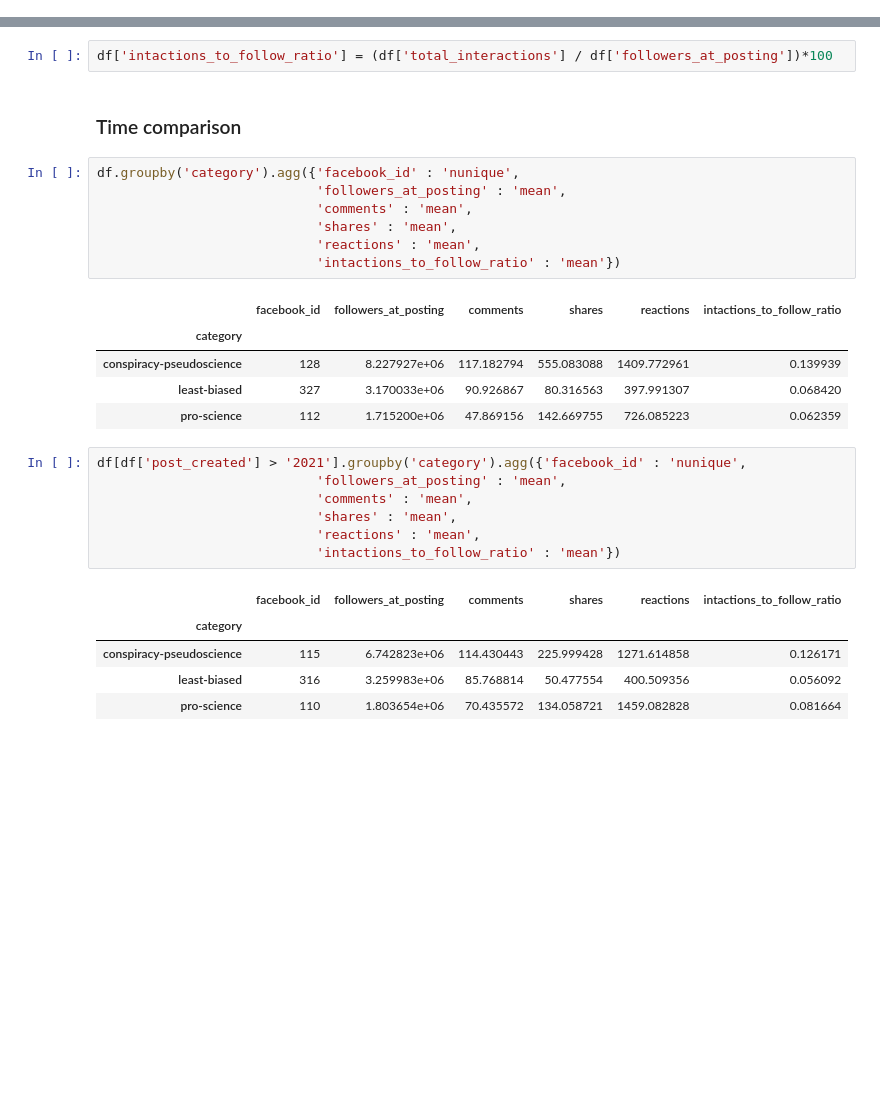
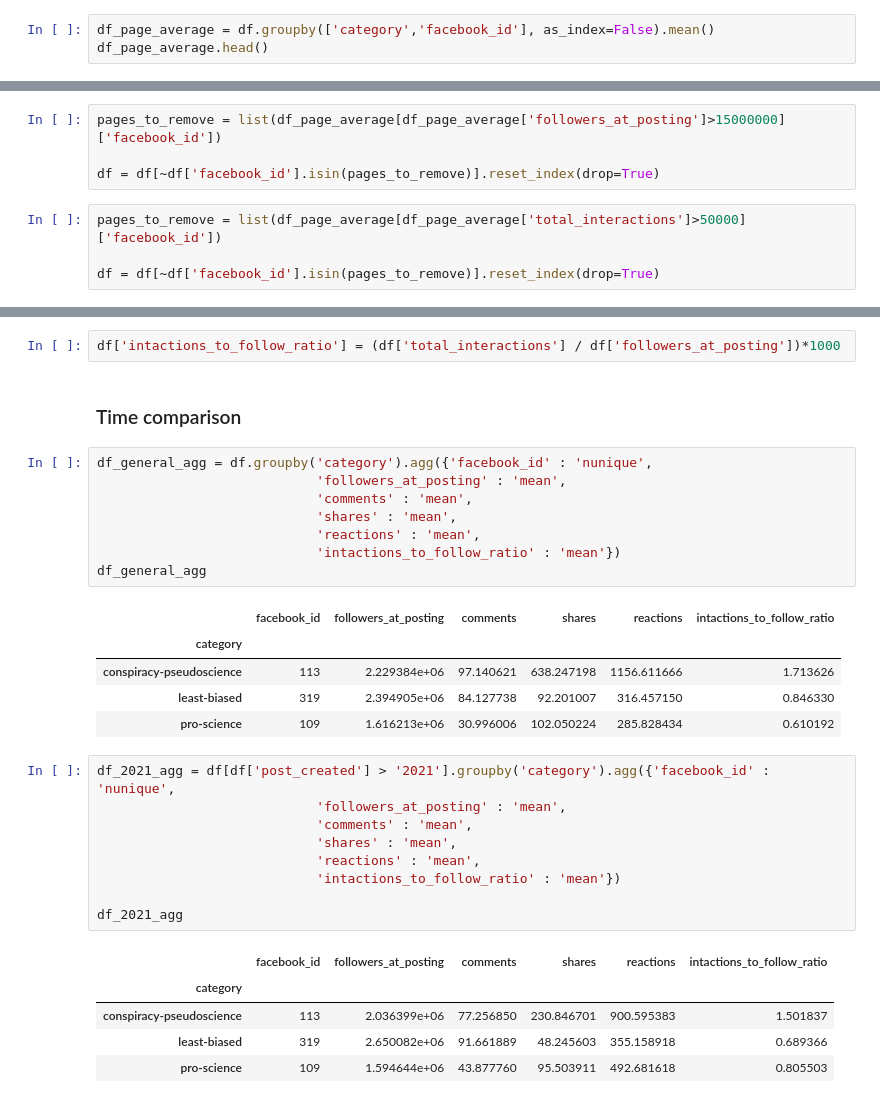
Before and after one commit to rhhernandes/science-fakenews-facebook, a Jupyter notebook: analysis.ipynb, the cells around one changed output, grey strips where cells are left out. Saved outputs shown, nothing was run; the diff lists cells and outputs as text; blank space fills up the shorter version.

```diff
--- a/analysis.ipynb
+++ b/analysis.ipynb
@@ -233,0 +284,3 @@ df.describe()
+# %%
+df_page_average = df.groupby(['category','facebook_id'], as_index=False).mean()
+df_page_average.head()
@@ -244 +337,9 @@ df.head()
+# %%
+pages_to_remove = list(df_page_average[df_page_average['followers_at_posting']>15000000]['facebook_id'])
+
+df = df[~df['facebook_id'].isin(pages_to_remove)].reset_index(drop=True)
+# %%
+pages_to_remove = list(df_page_average[df_page_average['total_interactions']>50000]['facebook_id'])
+
+df = df[~df['facebook_id'].isin(pages_to_remove)].reset_index(drop=True)
 # %% [markdown]
@@ -246,31 +347,34 @@ df.head()
 # %%
-df['intactions_to_follow_ratio'] = (df['total_interactions'] / df['followers_at_posting'])*100
+df['intactions_to_follow_ratio'] = (df['total_interactions'] / df['followers_at_posting'])*1000
 # %% [markdown]
 ### Time comparison
 # %%
-df.groupby('category').agg({'facebook_id' : 'nunique',
+df_general_agg = df.groupby('category').agg({'facebook_id' : 'nunique',
                             'followers_at_posting' : 'mean',
                             'comments' : 'mean',
                             'shares' : 'mean',
                             'reactions' : 'mean',
                             'intactions_to_follow_ratio' : 'mean'})
+df_general_agg
 # %% [output]
 |  | facebook_id | followers_at_posting | comments | shares | reactions | intactions_to_follow_ratio |
 | category |  |  |  |  |  |  |
-| conspiracy-pseudoscience | 128 | 8.227927e+06 | 117.182794 | 555.083088 | 1409.772961 | 0.139939 |
-| least-biased | 327 | 3.170033e+06 | 90.926867 | 80.316563 | 397.991307 | 0.068420 |
-| pro-science | 112 | 1.715200e+06 | 47.869156 | 142.669755 | 726.085223 | 0.062359 |
+| conspiracy-pseudoscience | 113 | 2.229384e+06 | 97.140621 | 638.247198 | 1156.611666 | 1.713626 |
+| least-biased | 319 | 2.394905e+06 | 84.127738 | 92.201007 | 316.457150 | 0.846330 |
+| pro-science | 109 | 1.616213e+06 | 30.996006 | 102.050224 | 285.828434 | 0.610192 |
 # %%
-df[df['post_created'] > '2021'].groupby('category').agg({'facebook_id' : 'nunique',
+df_2021_agg = df[df['post_created'] > '2021'].groupby('category').agg({'facebook_id' : 'nunique',
                             'followers_at_posting' : 'mean',
                             'comments' : 'mean',
                             'shares' : 'mean',
                             'reactions' : 'mean',
                             'intactions_to_follow_ratio' : 'mean'})
+
+df_2021_agg
 # %% [output]
 |  | facebook_id | followers_at_posting | comments | shares | reactions | intactions_to_follow_ratio |
 | category |  |  |  |  |  |  |
-| conspiracy-pseudoscience | 115 | 6.742823e+06 | 114.430443 | 225.999428 | 1271.614858 | 0.126171 |
-| least-biased | 316 | 3.259983e+06 | 85.768814 | 50.477554 | 400.509356 | 0.056092 |
-| pro-science | 110 | 1.803654e+06 | 70.435572 | 134.058721 | 1459.082828 | 0.081664 |
+| conspiracy-pseudoscience | 113 | 2.036399e+06 | 77.256850 | 230.846701 | 900.595383 | 1.501837 |
+| least-biased | 319 | 2.650082e+06 | 91.661889 | 48.245603 | 355.158918 | 0.689366 |
+| pro-science | 109 | 1.594644e+06 | 43.877760 | 95.503911 | 492.681618 | 0.805503 |
 # %%
```
Also changed, not shown: parts of 47 cells of this notebook.
